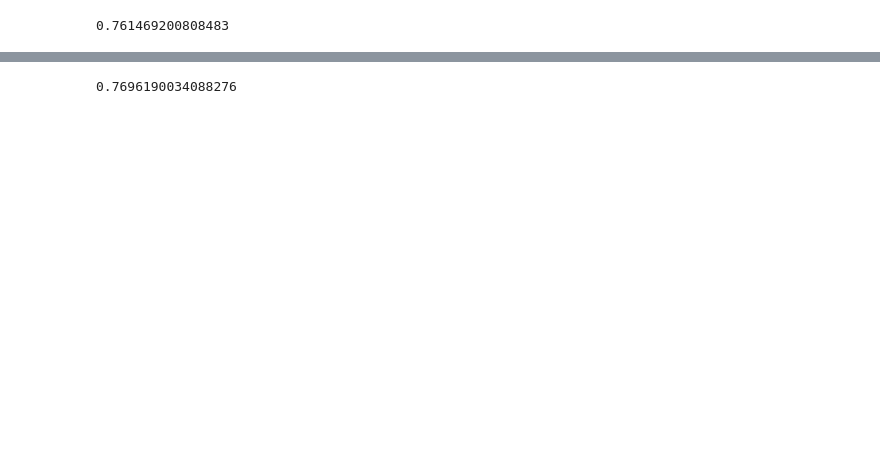
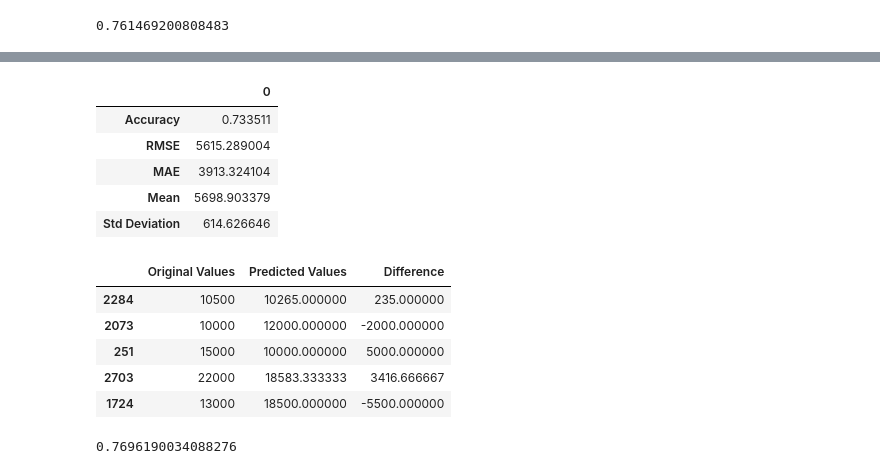
Before and after one commit to jhonnovax/House-Price-Prediction, a Jupyter notebook: house-price-prediction.ipynb, the cells around one changed output, grey strips where cells are left out. Drawn from its saved outputs; the diff is of its cells as text; code cells hidden in the pictures; blank space fills up the shorter version.

```diff
--- a/house-price-prediction.ipynb
+++ b/house-price-prediction.ipynb
@@ -606,3 +619,18 @@ tree_regr.score(X_test_scaled, y_test)
+# %%
+DisplayModelEvaluationAndOriginalVsPredicted(tree_regr, X_train_scaled, y_train, X_test_scaled, y_test)
+# %% [output]
+|  | 0 |
+| Accuracy | 0.733511 |
+| RMSE | 5615.289004 |
+| MAE | 3913.324104 |
+| Mean | 5698.903379 |
+| Std Deviation | 614.626646 |
+|  | Original Values | Predicted Values | Difference |
+| 2284 | 10500 | 10265.000000 | 235.000000 |
+| 2073 | 10000 | 12000.000000 | -2000.000000 |
+| 251 | 15000 | 10000.000000 | 5000.000000 |
+| 2703 | 22000 | 18583.333333 | 3416.666667 |
+| 1724 | 13000 | 18500.000000 | -5500.000000 |
 # %%
 # Random Forest Regressor
 from sklearn.ensemble import RandomForestRegressor
```
Also changed, not shown: parts of 14 cells of this notebook.
